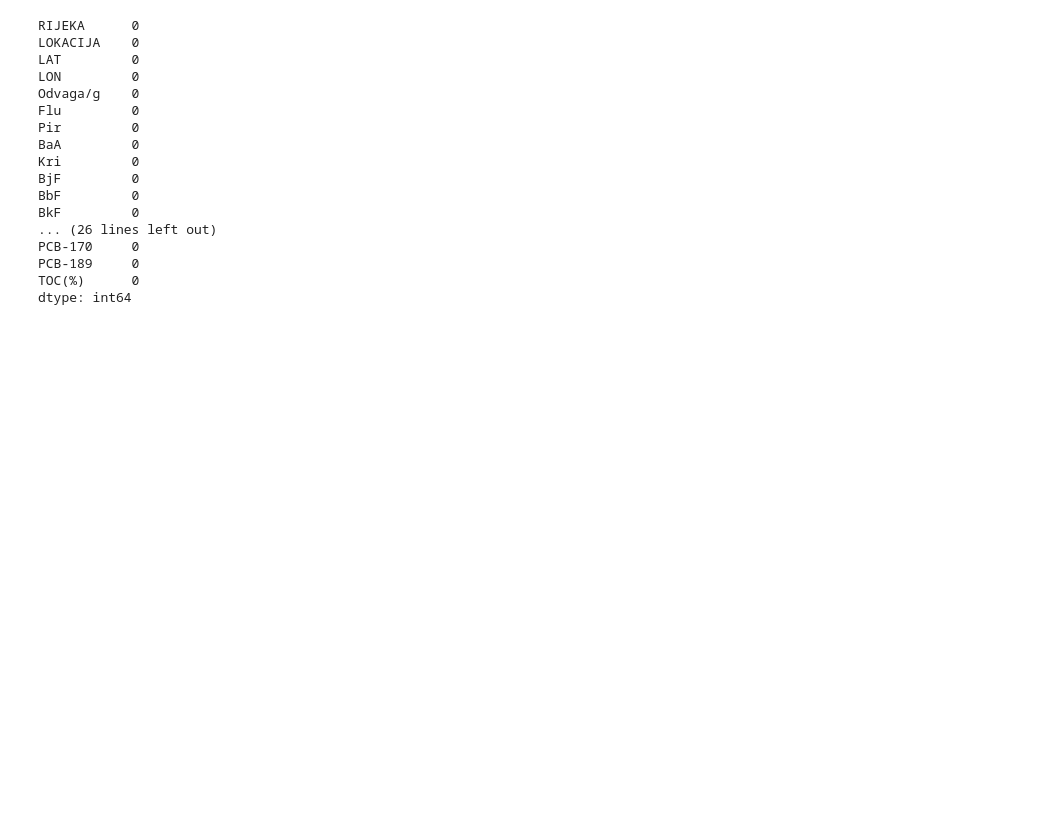
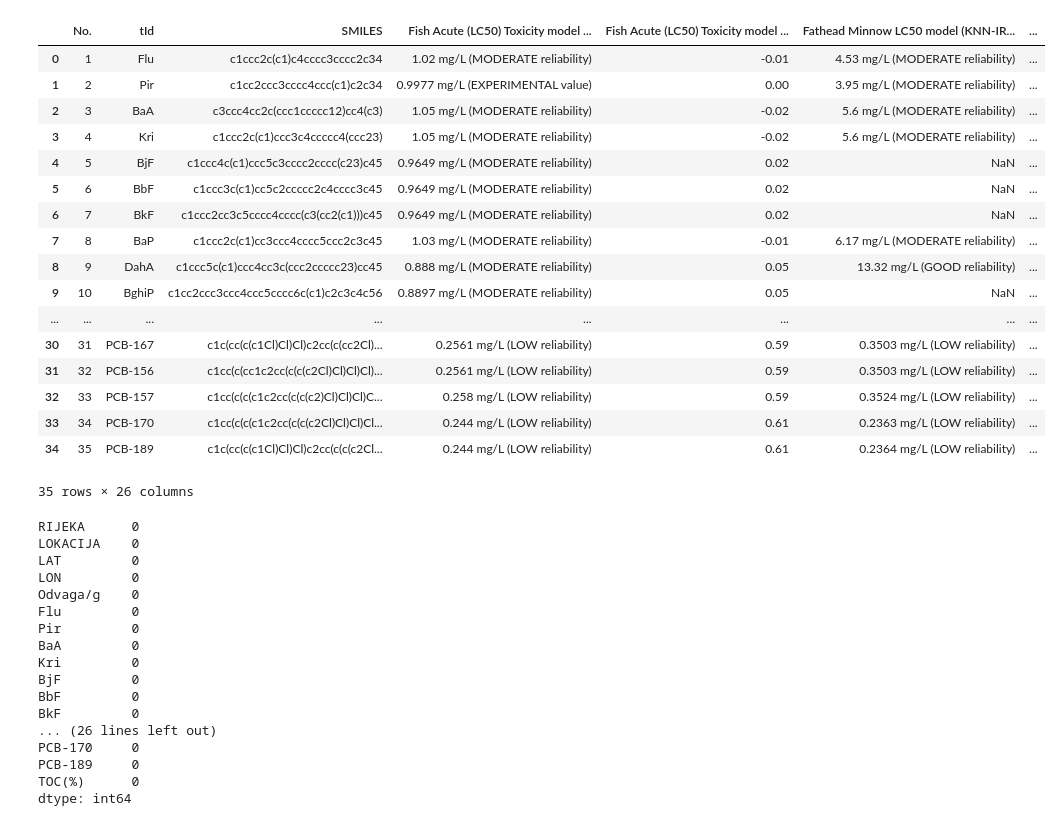
Before and after one commit to IvanaTerzic/Diplomski, a Jupyter notebook: kod/Notebooks/mapa_karta.ipynb, the cells around one changed output. Saved outputs shown, nothing was run; the diff lists cells and outputs as text; code cells hidden in the pictures; blank space fills up the shorter version.

```diff
--- a/kod/Notebooks/mapa_karta.ipynb
+++ b/kod/Notebooks/mapa_karta.ipynb
@@ -10,3 +30,24 @@ report=pd.read_csv('../../data/VEGA_report.csv',index_col=0)
+# %%
+report
+# %% [output]
+|  | No. | tId | SMILES | Fish Acute (LC50) Toxicity model ... | Fish Acute (LC50) Toxicity model ... | Fathead Minnow LC50 model (KNN-IR... | ... |
+| 0 | 1 | Flu | c1ccc2c(c1)c4cccc3cccc2c34 | 1.02 mg/L (MODERATE reliability) | -0.01 | 4.53 mg/L (MODERATE reliability) | ... |
+| 1 | 2 | Pir | c1cc2ccc3cccc4ccc(c1)c2c34 | 0.9977 mg/L (EXPERIMENTAL value) | 0.00 | 3.95 mg/L (MODERATE reliability) | ... |
+| 2 | 3 | BaA | c3ccc4cc2c(ccc1ccccc12)cc4(c3) | 1.05 mg/L (MODERATE reliability) | -0.02 | 5.6 mg/L (MODERATE reliability) | ... |
+| 3 | 4 | Kri | c1ccc2c(c1)ccc3c4ccccc4(ccc23) | 1.05 mg/L (MODERATE reliability) | -0.02 | 5.6 mg/L (MODERATE reliability) | ... |
+| 4 | 5 | BjF | c1ccc4c(c1)ccc5c3cccc2cccc(c23)c45 | 0.9649 mg/L (MODERATE reliability) | 0.02 | NaN | ... |
+| 5 | 6 | BbF | c1ccc3c(c1)cc5c2ccccc2c4cccc3c45 | 0.9649 mg/L (MODERATE reliability) | 0.02 | NaN | ... |
+| 6 | 7 | BkF | c1ccc2cc3c5cccc4cccc(c3(cc2(c1)))c45 | 0.9649 mg/L (MODERATE reliability) | 0.02 | NaN | ... |
+| 7 | 8 | BaP | c1ccc2c(c1)cc3ccc4cccc5ccc2c3c45 | 1.03 mg/L (MODERATE reliability) | -0.01 | 6.17 mg/L (MODERATE reliability) | ... |
+| 8 | 9 | DahA | c1ccc5c(c1)ccc4cc3c(ccc2ccccc23)cc45 | 0.888 mg/L (MODERATE reliability) | 0.05 | 13.32 mg/L (GOOD reliability) | ... |
+| 9 | 10 | BghiP | c1cc2ccc3ccc4ccc5cccc6c(c1)c2c3c4c56 | 0.8897 mg/L (MODERATE reliability) | 0.05 | NaN | ... |
+| ... | ... | ... | ... | ... | ... | ... | ... |
+| 30 | 31 | PCB-167 | c1c(cc(c(c1Cl)Cl)Cl)c2cc(c(cc2Cl)... | 0.2561 mg/L (LOW reliability) | 0.59 | 0.3503 mg/L (LOW reliability) | ... |
+| 31 | 32 | PCB-156 | c1cc(c(cc1c2cc(c(c(c2Cl)Cl)Cl)Cl)... | 0.2561 mg/L (LOW reliability) | 0.59 | 0.3503 mg/L (LOW reliability) | ... |
+| 32 | 33 | PCB-157 | c1cc(c(c(c1c2cc(c(c(c2)Cl)Cl)Cl)C... | 0.258 mg/L (LOW reliability) | 0.59 | 0.3524 mg/L (LOW reliability) | ... |
+| 33 | 34 | PCB-170 | c1cc(c(c(c1c2cc(c(c(c2Cl)Cl)Cl)Cl... | 0.244 mg/L (LOW reliability) | 0.61 | 0.2363 mg/L (LOW reliability) | ... |
+| 34 | 35 | PCB-189 | c1c(cc(c(c1Cl)Cl)Cl)c2cc(c(c(c2Cl... | 0.244 mg/L (LOW reliability) | 0.61 | 0.2364 mg/L (LOW reliability) | ... |
+35 rows × 26 columns
 # %%
 data.isnull().sum()
 # %% [output]
```
Also changed, not shown: parts of 3 cells of this notebook, 37 other files.
